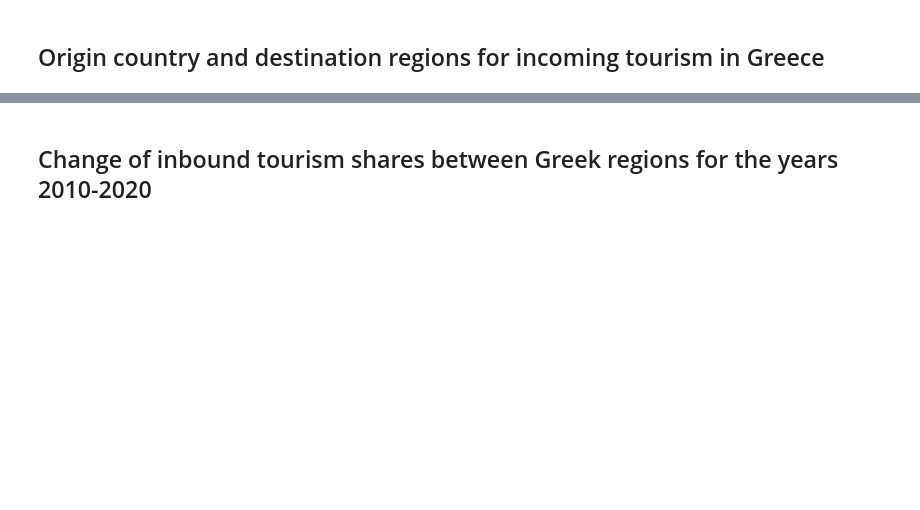
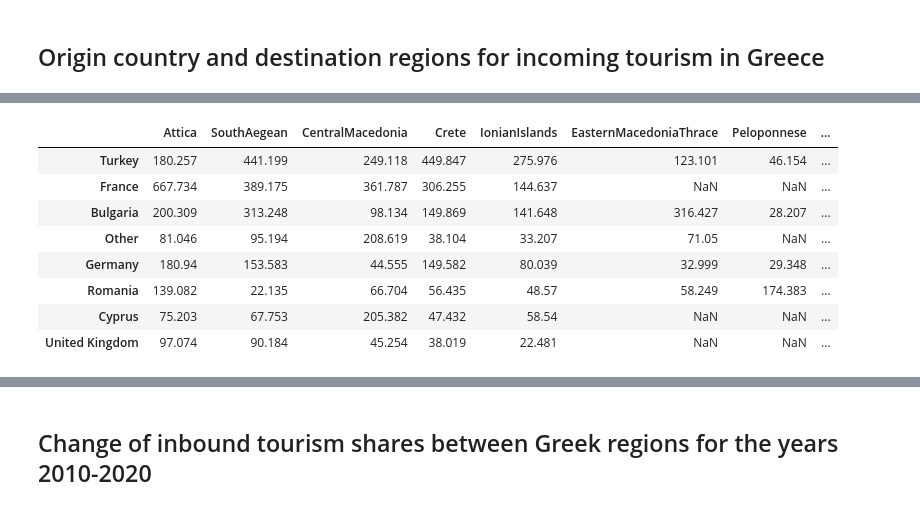
Before and after one commit to rgmartin/greece_tourism_project, a Jupyter notebook: greece_tourism_analysis.ipynb, the cells around one changed output, grey strips where cells are left out. Cells and saved outputs as stored; diff of their text form; code cells hidden in the pictures; blank space fills up the shorter version.

```diff
--- a/greece_tourism_analysis.ipynb
+++ b/greece_tourism_analysis.ipynb
@@ -62,7 +54,18 @@ def read_inbound_tourism_per_country(url, key_figure = 0):
   second_level_last_index = list(df.index.get_level_values(1)).index('Σύνολο')
   df = df.iloc[ :second_level_last_index,key_figure].droplevel(level=0)
   #df.rename(columns={ df.columns[1]: region_name }, inplace = True)
+
+
+
   df.name = region_name
   return df
 
-inbound_tourism_df = pd.concat([read_inbound_tourism_per_country(url) for url in excel_links], axis = 1)
+inbound_tourism_per_country_df = pd.concat([read_inbound_tourism_per_country(url) for url in excel_links], axis = 1)
+
+inbound_tourism_per_country_df = inbound_tourism_per_country_df.rename(index = dict(zip(inbound_tourism_per_country_df.index, ['Other', 'Germany', 'Un. Kingdom ','France ','Bulgaria ',
+       'Italy', 'Cyprus', 'Northern Macedonia', 'Turkey', 'Netherlands',
+       'Poland', 'Albania', 'Romania', 'USA', 'Switzerland', 'Serbia',
+       'Belgium', 'Austria', 'USA'])) )
+print(inbound_tourism_per_country_df)
+inbound_tourism_per_country_df = inbound_tourism_per_country_df.loc[inbound_tourism_per_country_df.sum(axis = 1).sort_values(ascending = False).index]
+inbound_tourism_per_country_df = inbound_tourism_per_country_df[inbound_tourism_per_country_df.sum().sort_values(ascending = False).index]
@@ -69,3 +115,15 @@ inbound_tourism_df = pd.concat([read_inbound_tourism_per_country(url) for url in
+# %%
+inbound_tourism_per_country_df
+# %% [output]
+|  | Attica | SouthAegean | CentralMacedonia | Crete | IonianIslands | EasternMacedoniaThrace | Peloponnese | ... |
+| Turkey | 180.257 | 441.199 | 249.118 | 449.847 | 275.976 | 123.101 | 46.154 | ... |
+| France | 667.734 | 389.175 | 361.787 | 306.255 | 144.637 | NaN | NaN | ... |
+| Bulgaria | 200.309 | 313.248 | 98.134 | 149.869 | 141.648 | 316.427 | 28.207 | ... |
+| Other | 81.046 | 95.194 | 208.619 | 38.104 | 33.207 | 71.05 | NaN | ... |
+| Germany | 180.94 | 153.583 | 44.555 | 149.582 | 80.039 | 32.999 | 29.348 | ... |
+| Romania | 139.082 | 22.135 | 66.704 | 56.435 | 48.57 | 58.249 | 174.383 | ... |
+| Cyprus | 75.203 | 67.753 | 205.382 | 47.432 | 58.54 | NaN | NaN | ... |
+| United Kingdom | 97.074 | 90.184 | 45.254 | 38.019 | 22.481 | NaN | NaN | ... |
 # %%
 import matplotlib.pyplot as plt
 import matplotlib
```
Also changed, not shown: parts of 7 cells of this notebook.
